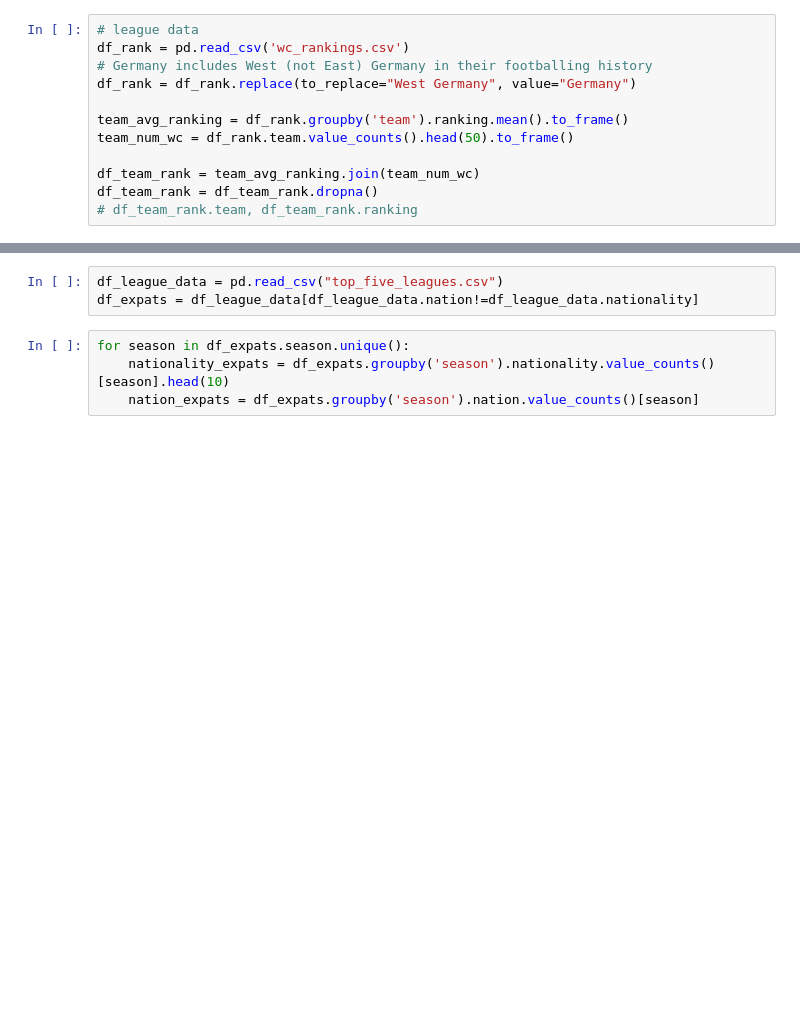
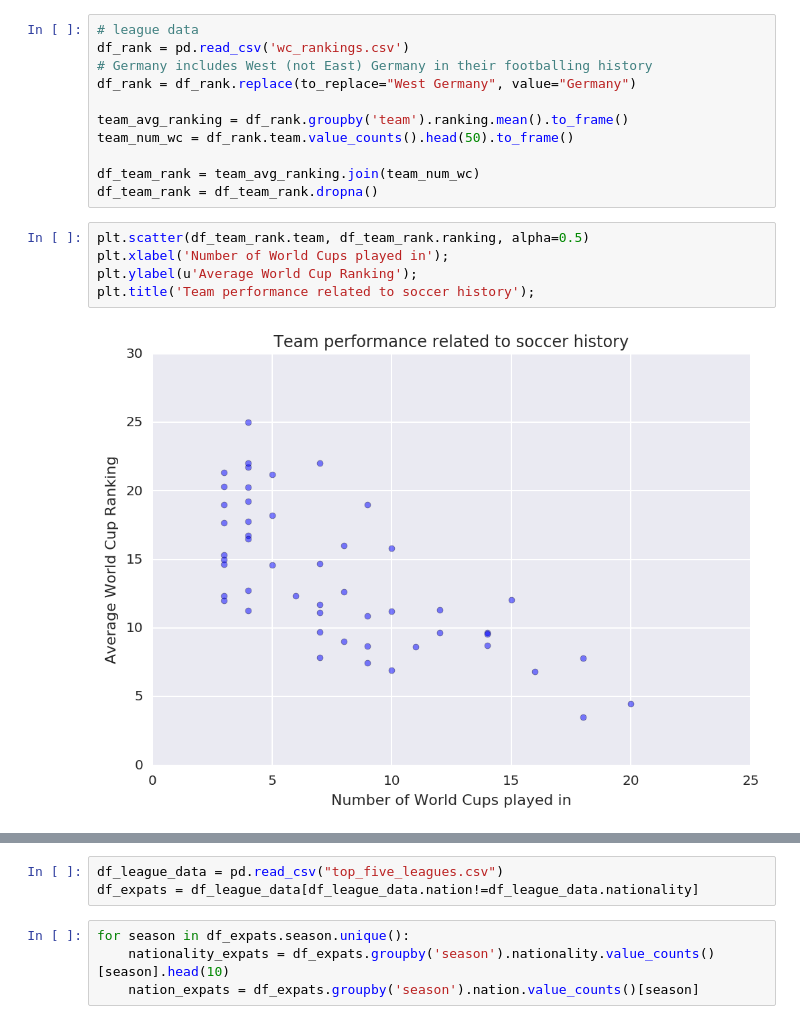
Before and after one commit to pierrelb/dataIncProj, a Jupyter notebook: soccerData.ipynb, the cells around one changed output, grey strips where cells are left out. Cells and saved outputs as stored; diff of their text form; blank space fills up the shorter version.

```diff
--- a/soccerData.ipynb
+++ b/soccerData.ipynb
@@ -25,4 +60,10 @@ team_num_wc = df_rank.team.value_counts().head(50).to_frame()
 
 df_team_rank = team_avg_ranking.join(team_num_wc)
 df_team_rank = df_team_rank.dropna()
-# df_team_rank.team, df_team_rank.ranking
+# %%
+plt.scatter(df_team_rank.team, df_team_rank.ranking, alpha=0.5)
+plt.xlabel('Number of World Cups played in');
+plt.ylabel(u'Average World Cup Ranking');
+plt.title('Team performance related to soccer history');
+# %% [output]
+[figure, added]
```
Also changed, not shown: parts of 30 cells of this notebook.
